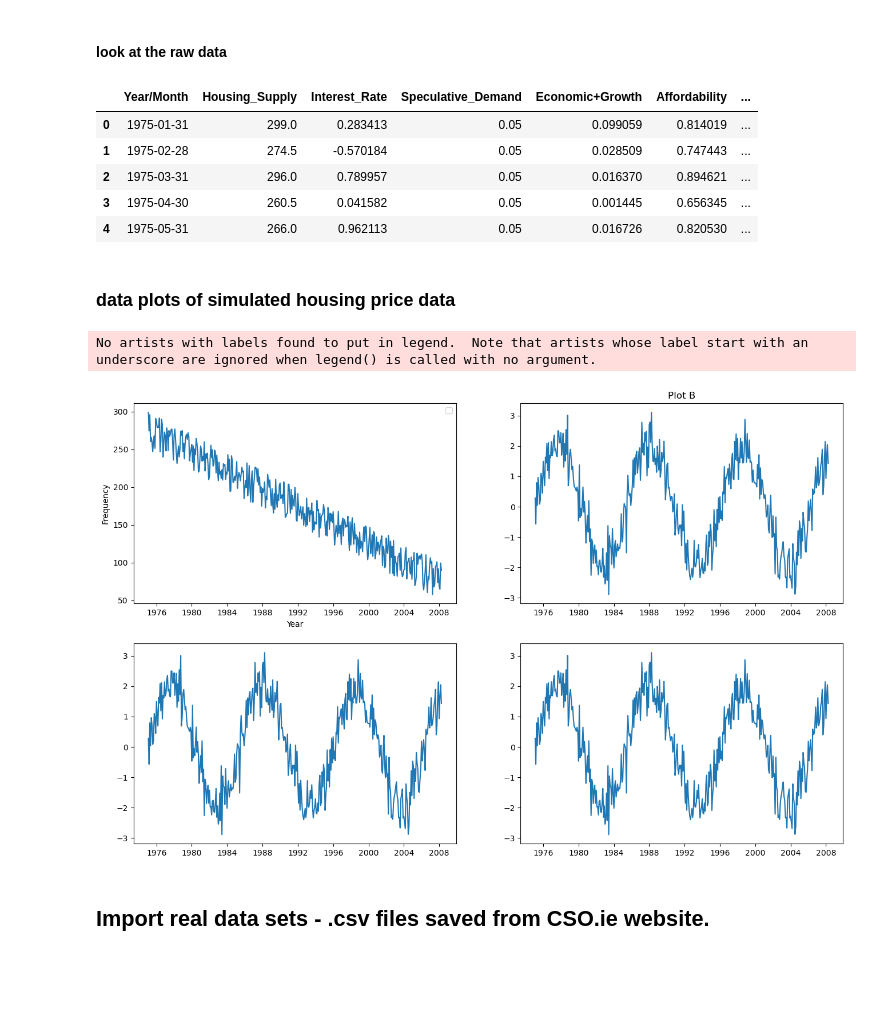
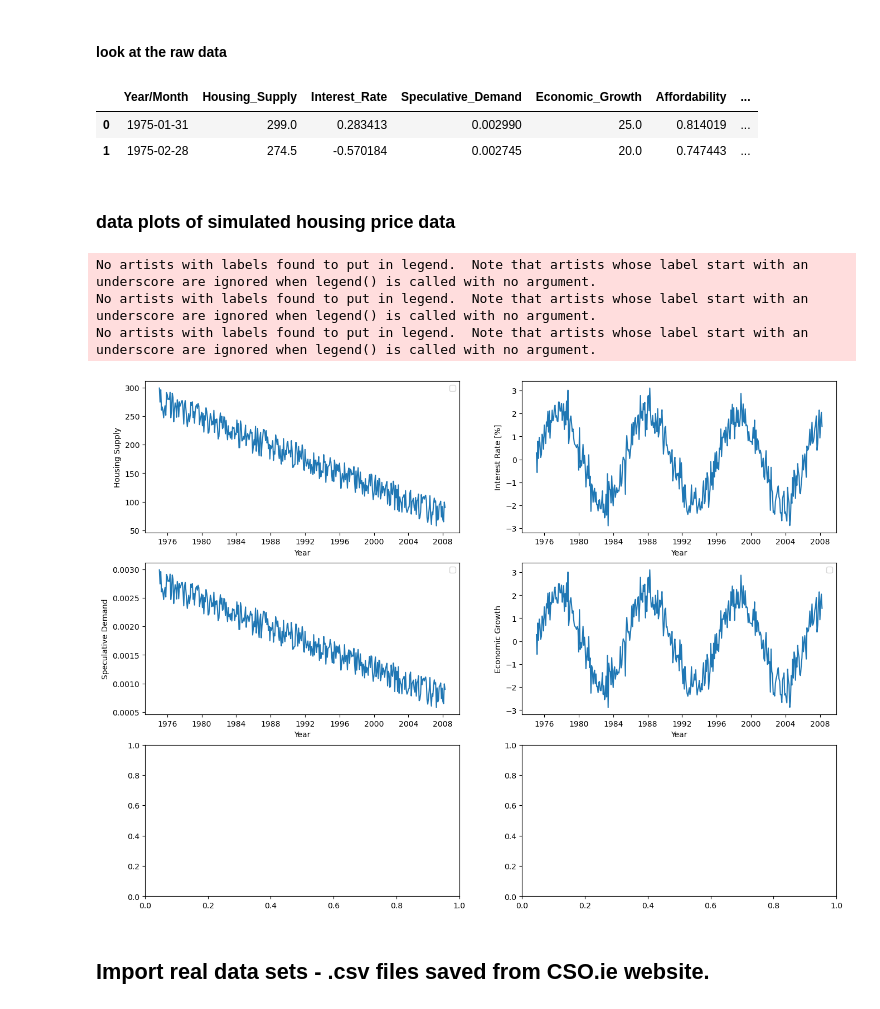
Before and after one commit to shanekeenan/prog_data_analysis, a Jupyter notebook: project1/project1.ipynb, the cells around one changed output. Drawn from its saved outputs; the diff is of its cells as text; code cells hidden in the pictures; blank space fills up the shorter version.

Commit message:
work on plotting simulated data

```diff
--- a/project1/project1.ipynb
+++ b/project1/project1.ipynb
@@ -139,7 +139,6 @@ time  = np.arange(num_data_points) #rng.random(num_data_points)
 # supply should have an inverse relationship with house prices - high supply = lower prices, low supply = higer prices.
 # Simulate housing supply (supp) as a random integer number between 50 and 5000 - with a uniform distribution  -- should this be uniform? with perhaps a linear increase over time?
 # use .randint to get integers only
-
 y = (-0.5*time + 50)
 supp = np.random.randint(200, 250, num_data_points) + y
 
@@ -147,25 +146,21 @@ supp = np.random.randint(200, 250, num_data_points) + y
 # Simulate interest rates (intra) as a normal distribution with a mean of 3% and standard deviation of 10% ? needs thinking about -
 # needs to be positive only
 
-
 noise_intra = np.random.normal(0, 0.5, num_data_points)
 # add in some trend..  based on economy
-
 x_intra = np.linspace(3, 10, num_data_points)
 y_intra = 2* np.sin(time/20)
 intra = y_intra + noise_intra
 
 # economic growth should have a positive correlation with prices =- the better the economy higher wage growth - more deposeable income.
 # Simulate economic growth (econ) as a normal distribution with a mean of  X % and standard deviation of X %  --- needs thinking about
-
 noise_econ = np.random.normal(0.03, 0.03, num_data_points)
 # simulate the economy going good and then bad..
 econ_amp = 5
 econ_period = 0.1
 
 time_econ = np.arange(num_data_points)
-triangular_wave = econ_amp * np.abs((time % (1 / econ_period)) - (1 / (2 * econ_period)))
-
+econ = econ_amp * np.abs((time % (1 / econ_period)) - (1 / (2 * econ_period)))
 
 
 
@@ -176,10 +171,10 @@ afford = np.random.uniform(0.5, 1.5, num_data_points)
 # demand will positively influence price .. higher demand = higher prices
 # closely linked to population and interest rates - assume 2-5 % of the population are looking to purchase
 # deman = 0.05
-
+pop = 100000
 y = (-0.5*x + 50)
 supp = np.random.randint(200, 250, num_data_points) + y
-
+deman = supp/pop
 
 
 # Simulate housing prices -- needs thinking about
@@ -187,78 +182,74 @@ price = 2000000*  econ * deman * afford / (intra * supp)
 # %% [markdown]
 ##### Create a Pandas dataframe to store the simulated data along with labels
 # %%
-# Create a DataFrame to store the simulated data
-
-data = pd.DataFrame({
+data = pd.DataFrame({   # Create a DataFrame to store the simulated data
     'Year/Month': idx,
     'Housing_Supply': supp,
     'Interest_Rate': intra,
     'Speculative_Demand': deman,
-    'Economic+Growth': econ,
+    'Economic_Growth': econ,
     'Affordability': afford,
     'House_Price': price
 })
 # %% [markdown]
 #### look at the raw data
 # %%
-
 # Display the first few rows of the simulated data
-data.head()
+data.head(2)
 # %% [output]
-|  | Year/Month | Housing_Supply | Interest_Rate | Speculative_Demand | Economic+Growth | Affordability | ... |
-| 0 | 1975-01-31 | 299.0 | 0.283413 | 0.05 | 0.099059 | 0.814019 | ... |
-| 1 | 1975-02-28 | 274.5 | -0.570184 | 0.05 | 0.028509 | 0.747443 | ... |
-| 2 | 1975-03-31 | 296.0 | 0.789957 | 0.05 | 0.016370 | 0.894621 | ... |
-| 3 | 1975-04-30 | 260.5 | 0.041582 | 0.05 | 0.001445 | 0.656345 | ... |
-| 4 | 1975-05-31 | 266.0 | 0.962113 | 0.05 | 0.016726 | 0.820530 | ... |
+|  | Year/Month | Housing_Supply | Interest_Rate | Speculative_Demand | Economic_Growth | Affordability | ... |
+| 0 | 1975-01-31 | 299.0 | 0.283413 | 0.002990 | 25.0 | 0.814019 | ... |
+| 1 | 1975-02-28 | 274.5 | -0.570184 | 0.002745 | 20.0 | 0.747443 | ... |
 # %% [markdown]
 ### data plots of simulated housing price data
 # %%
 # Visualize the relationships
 #fig, ax = subplot(2,2)
-
-
 #ax1.plt.plot(data['Year/Month'], data['Housing_Supply'] )
-
 #plt.xlabel('Year')
 #plt.ylabel('Average monthly Housing supply ')
 #plt.title('Simulated housing supply by month')
 #plt.xlim([4, 8])
 #plt.ylim([0, 8])
 #plt.legend(loc="upper left")
 #plt.show()
 #plt.plot(data['Year/Month'], data['Interest_Rate'] )
 # g = sns.pairplot(data)
 #plt.show()
-
-
-fig, ax = plt.subplots(2, 2, figsize=(16, 10))
+fig, ax = plt.subplots(3, 2, figsize=(16, 12))
 A = [data['Year/Month'], data['Housing_Supply']]
 B = [data['Year/Month'], data['Interest_Rate']]
-C = [data['Year/Month'], data['Interest_Rate']]
+C = [data['Year/Month'], data['Speculative_Demand']]
 D = [data['Year/Month'], data['Interest_Rate']]
-
 ax[0, 0].plot(A[0], A[1])
 ax[0, 0].set_xlabel('Year')
-ax[0, 0].set_ylabel('Frequency')
+ax[0, 0].set_ylabel('Housing Supply')
+ax[0, 0].legend(loc='upper right')
+ax[0, 0].set_title('')
 
-
-
-
-
-ax[0, 0].legend(loc='upper right')
 ax[0, 1].plot(B[0], B[1])
-ax[0, 0].set_xlabel('Year')
+ax[0, 1].set_xlabel('Year')
+ax[0, 1].set_ylabel('Interest Rate [%]')
 ax[0, 1].set_title('')
 
+ax[1, 0].plot(C[0], C[1])
+ax[1, 0].set_xlabel('Year')
+ax[1, 0].set_ylabel('Speculative Demand')
+ax[1, 0].legend(loc='upper right')
+ax[1, 0].set_title('')
 
-ax[1, 0].plot(B[0], B[1])
-ax[1, 1].plot(B[0], B[1])
+ax[1, 1].plot(D[0], D[1])
+ax[1, 1].set_xlabel('Year')
+ax[1, 1].set_ylabel('Economic Growth')
+ax[1, 1].legend(loc='upper right')
+ax[1, 1].set_title('')
 
 plt.show()
 # %% [output]
 No artists with labels found to put in legend.  Note that artists whose label start with an underscore are ignored when legend() is called with no argument.
+No artists with labels found to put in legend.  Note that artists whose label start with an underscore are ignored when legend() is called with no argument.
+No artists with labels found to put in legend.  Note that artists whose label start with an underscore are ignored when legend() is called with no argument.
-[figure, old version]
+[figure, new version]
 # %% [markdown]
 ## Import real data sets - .csv files saved from CSO.ie website.
 # %% [markdown]
```
Also changed, not shown: parts of 12 cells of this notebook.
